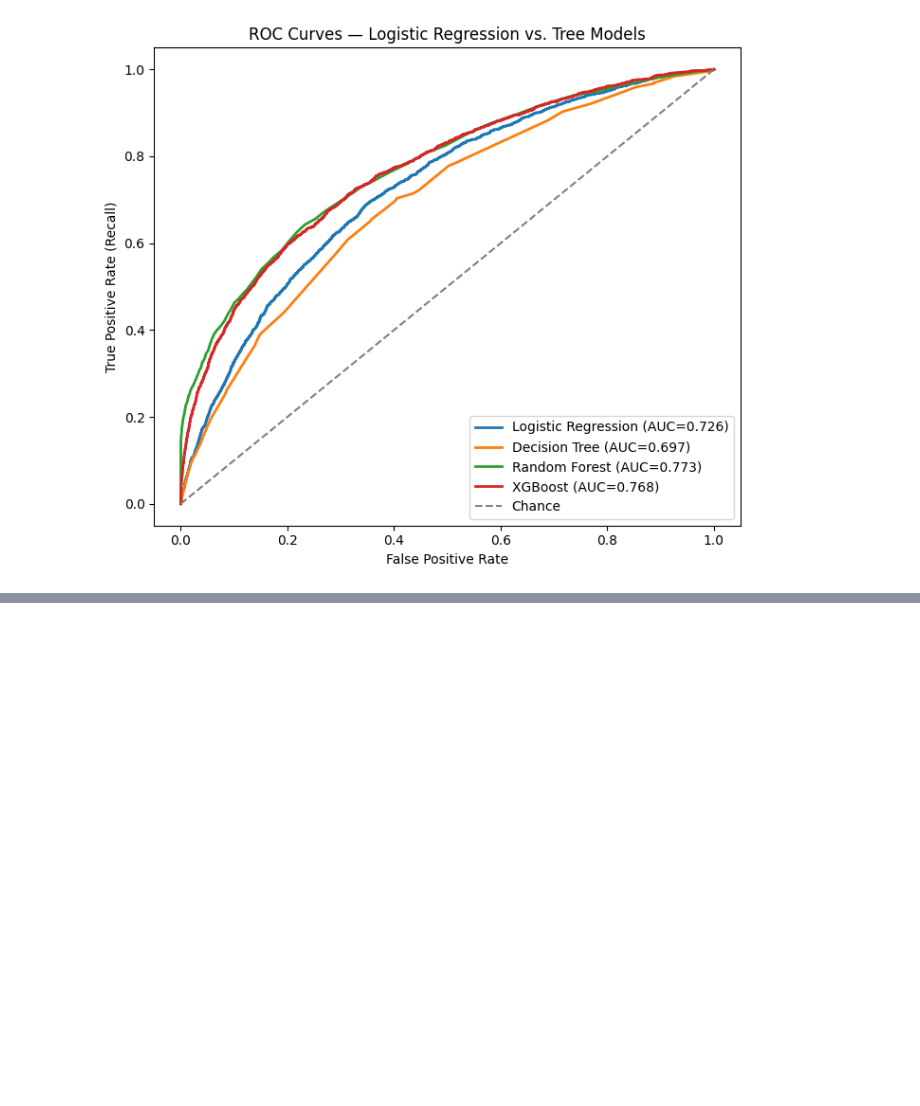
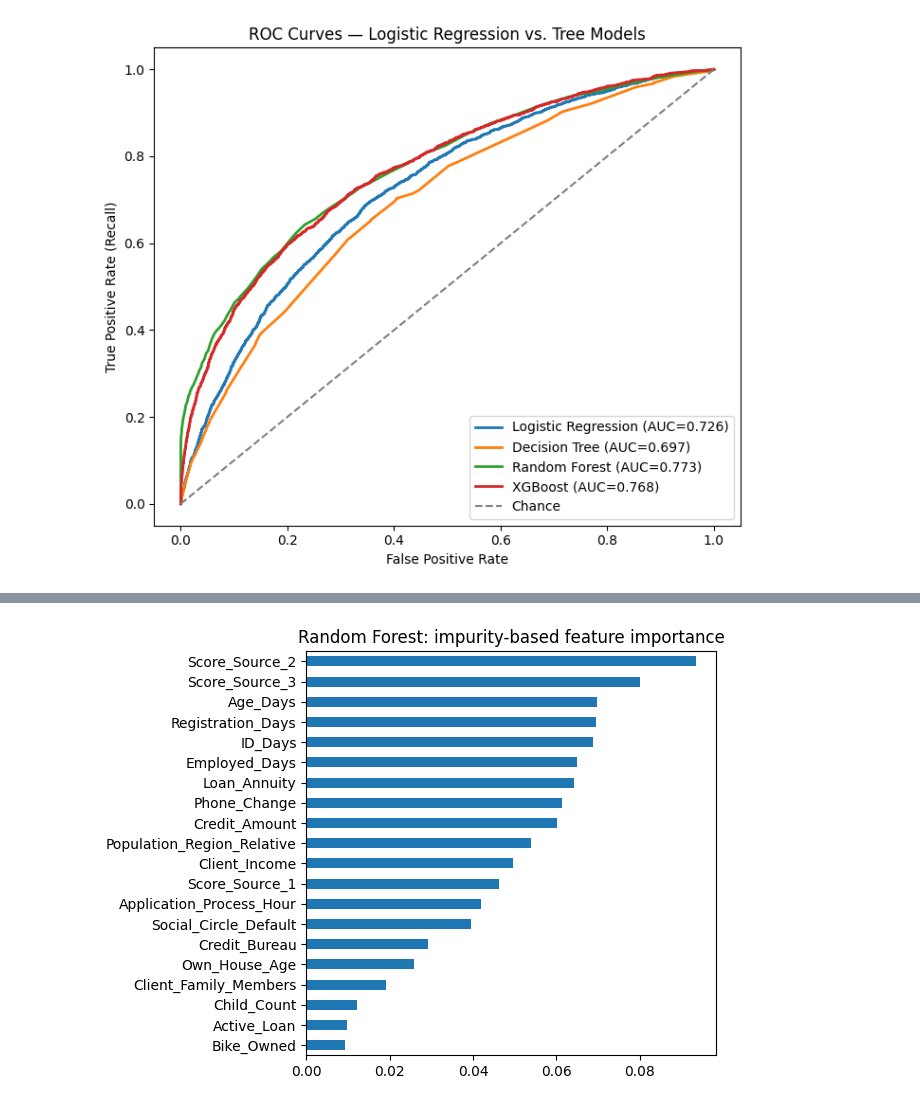
Before and after one commit to pkannanGit/ml-training, a Jupyter notebook: training.ipynb, the cells around one changed output, grey strips where cells are left out. Drawn from its saved outputs; the diff is of its cells as text; code cells hidden in the pictures; blank space fills up the shorter version.

Commit message:
Add training.ipynb with Random Forest and feature importance work

```diff
--- a/training.ipynb
+++ b/training.ipynb
@@ -1134,0 +1155,11 @@ plt.show()
+# %%
+import pandas as pd
+import matplotlib.pyplot as plt
+
+# rf.feature_importances is a built in function
+fi = pd.Series(rf.feature_importances_, index=X_train.columns).sort_values()
+ax = fi.tail(20).plot(kind="barh")
+plt.title("Random Forest: impurity-based feature importance")
+plt.tight_layout(); plt.show()
+# %% [output]
+[figure, added]
```
Also changed, not shown: parts of 7 cells of this notebook.
